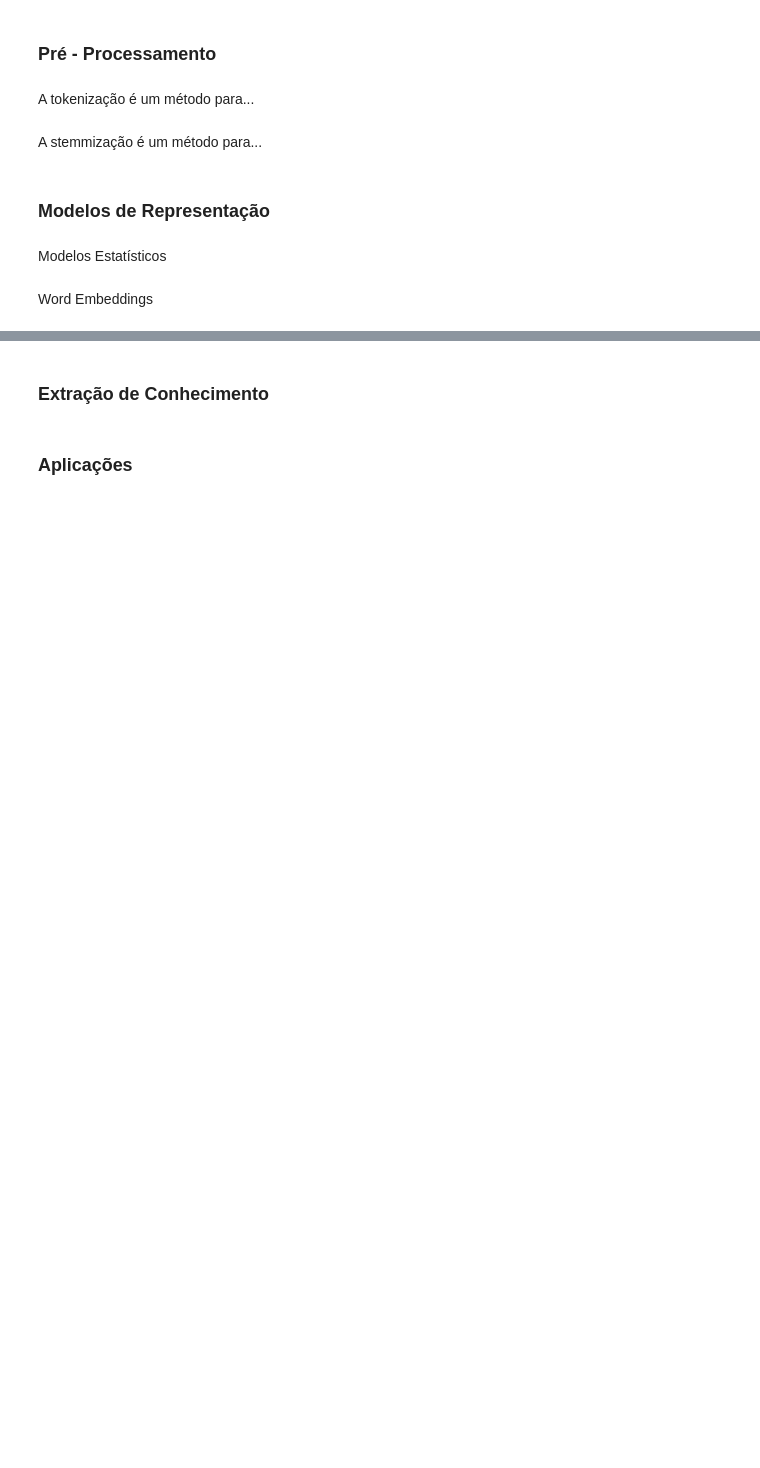
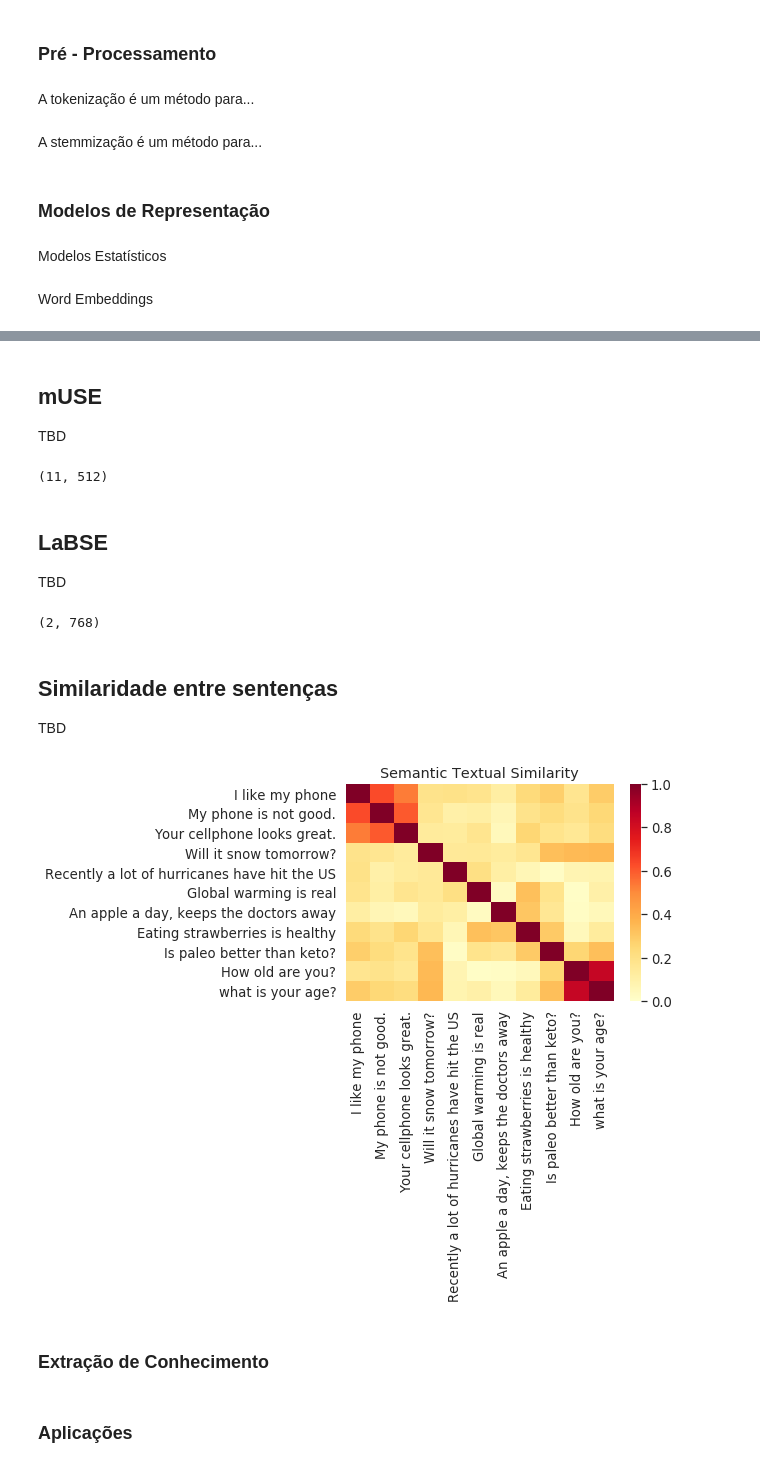
Before and after one commit to webmedia2022-nlp/course-code, a Jupyter notebook: NLP_WebMedia2022.ipynb, the cells around one changed output, grey strips where cells are left out. Cells and saved outputs as stored; diff of their text form; code cells hidden in the pictures; blank space fills up the shorter version.

Commit message:
Added sentence embeddings models

```diff
--- a/NLP_WebMedia2022.ipynb
+++ b/NLP_WebMedia2022.ipynb
@@ -211,0 +248,21 @@ SentenceEmbeddings()
+# %%
+sentences = [
+    # Smartphones
+    "I like my phone",
+    "My phone is not good.",
+    "Your cellphone looks great.",
+
+    # Weather
+    "Will it snow tomorrow?",
+    "Recently a lot of hurricanes have hit the US",
+    "Global warming is real",
+
+    # Food and health
+    "An apple a day, keeps the doctors away",
+    "Eating strawberries is healthy",
+    "Is paleo better than keto?",
+
+    # Asking about age
+    "How old are you?",
+    "what is your age?",
+]
@@ -212,3 +330,50 @@ SentenceEmbeddings()
+# %% [markdown]
+## mUSE
+TBD
+# %%
+# mUSE
+# Na primeira execução, é feito o download de arquivos de modelos e embeddings
+# Certifique-se de ter pelo menos 300MB disponível em disco para isso.
+# Devido ao download, a primeira execução é lenta
+muse_embeddings = SentenceEmbeddings().muse(sentences)
+muse_embeddings.shape
+# %% [output]
+(11, 512)
+# %% [markdown]
+## LaBSE
+TBD
+# %%
+# LaBSE
+labse_embeddings = SentenceEmbeddings().labse(sentences)
+labse_embeddings.shape
+# %% [output]
+(2, 768)
+# %% [markdown]
+## Similaridade entre sentenças
+
+TBD
+# %%
+# Exemplo baseado em:
+# https://www.tensorflow.org/hub/tutorials/semantic_similarity_with_tf_hub_universal_encoder
+
+def plot_similarity(labels, features, rotation):
+  corr = np.inner(features, features)
+  sns.set(font_scale=1.2)
+  g = sns.heatmap(
+      corr,
+      xticklabels=labels,
+      yticklabels=labels,
+      vmin=0,
+      vmax=1,
+      cmap="YlOrRd")
+  g.set_xticklabels(labels, rotation=rotation)
+  g.set_title("Semantic Textual Similarity")
+
+
+sent_emb = SentenceEmbeddings().labse(sentences) #escolha o modelo de sentence embeddings de sua preferência
+plot_similarity(sentences, sent_emb, 90)
+# %% [output]
+[figure, added]
 # %% [markdown]
 ### Extração de Conhecimento
 # %% [markdown]
```
Also changed, not shown: parts of 16 cells of this notebook, 4 other files.
